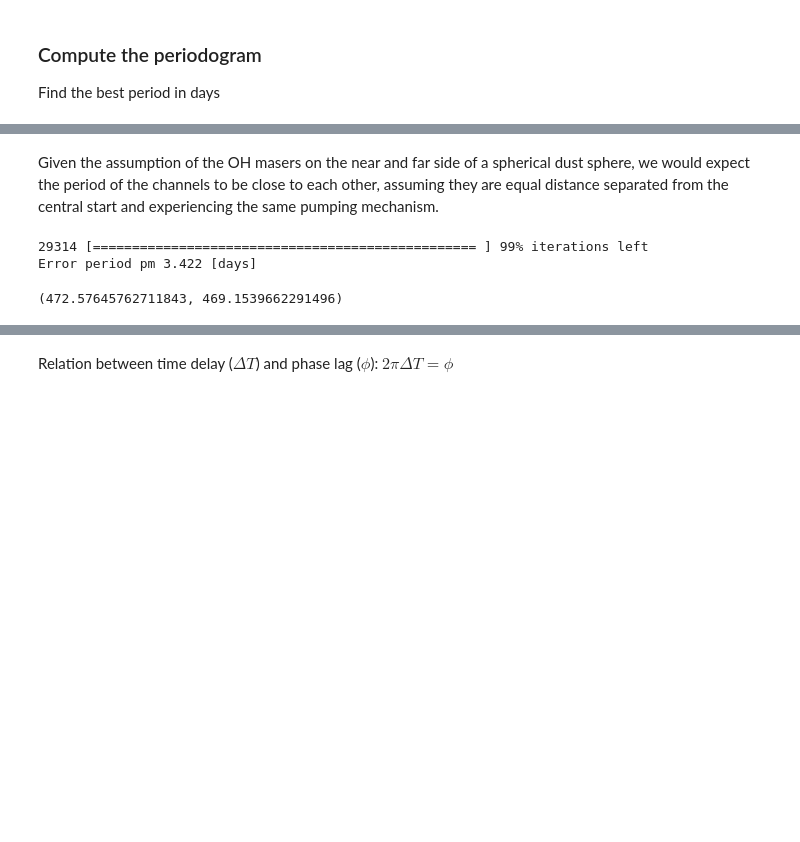
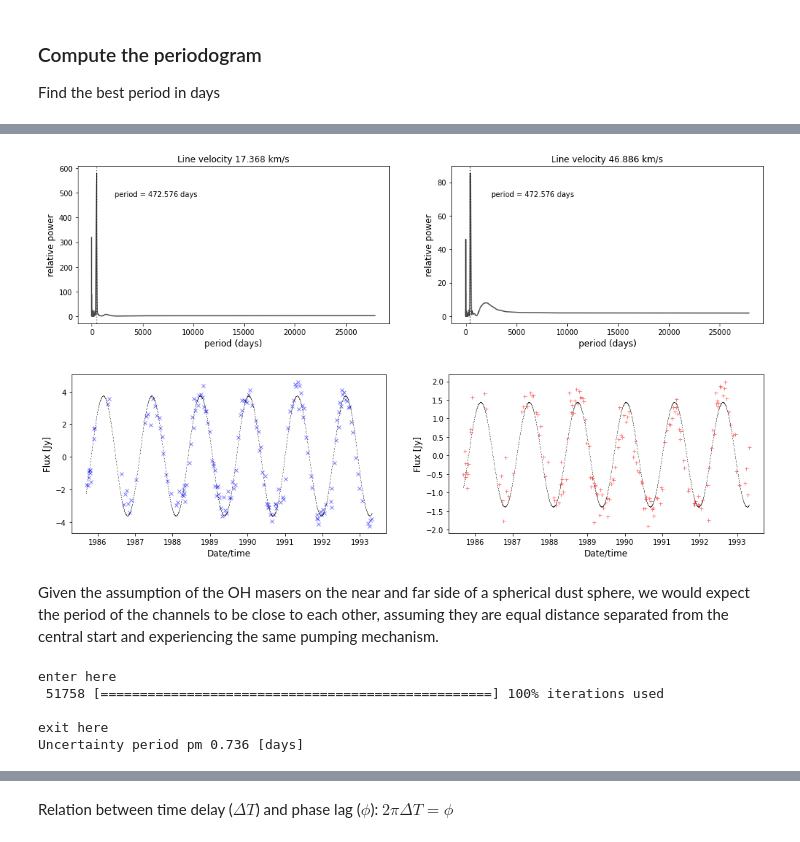
Before and after one commit to rubyvanrooyen/HartRAO_OH-IR_stars, a Jupyter notebook: HartRAO_OH_periodogram_calculation.ipynb, the cells around one changed output, grey strips where cells are left out. Saved outputs shown, nothing was run; the diff lists cells and outputs as text; code cells hidden in the pictures; blank space fills up the shorter version.

```diff
--- a/HartRAO_OH_periodogram_calculation.ipynb
+++ b/HartRAO_OH_periodogram_calculation.ipynb
@@ -165,3 +158,54 @@ Blue period = 472.58 [days]
 Red period  = 472.58 [days]
 Avg period  = 472.58 [days]
 0.0
+# %%
+fig, axs = plt.subplots(nrows=1, ncols=2,
+                        figsize=(17, 4),
+                        facecolor='white')
+period_range = 1./blue_frequency  # period is the inverse of frequency
+axs[0].plot(period_range, blue_power, 'k', alpha=0.7)
+axs[0].axvline(blue_period, color='k',linestyle=':', alpha=0.6)
+axs[0].set_title('Line velocity {} km/s'.format(blue_velocity))
+axs[0].set_xlabel('period (days)', fontsize=12)
+axs[0].set_ylabel('relative power', fontsize=12)
+axs[0].text(-0.05,0.83,
+            'period = {:.3f} days'.format(blue_period),
+            transform=ax.transAxes,
+            color='k')
+
+period_range = 1./red_frequency  # period is the inverse of frequency
+axs[1].plot(period_range, red_power, 'k', alpha=0.7)
+axs[1].axvline(red_period, color='k',linestyle=':', alpha=0.6)
+axs[1].set_title('Line velocity {} km/s'.format(red_velocity))
+axs[1].set_xlabel('period (days)', fontsize=12)
+axs[1].set_ylabel('relative power', fontsize=12)
+axs[1].text(0.5,0.83,
+            'period = {:.3f} days'.format(red_period),
+            transform=ax.transAxes,
+            color='k')
+
+fig, axs = plt.subplots(nrows=1, ncols=2,
+                        figsize=(17, 4),
+                        facecolor='white')
+axs[0].plot(jd_datetime, blue_timeseries,
+        color='b', marker='x', linestyle='none', linewidth=0.5, markersize=5,
+        alpha=0.5)
+axs[0].plot(blue_time.datetime, blue_model,
+        color='k', marker=',', linestyle=':', linewidth=0.1, markersize=5,
+        alpha=0.5)
+axs[0].set_xlabel('Date/time', fontsize=12)
+axs[0].set_ylabel('Flux [Jy]', fontsize=12)
+
+axs[1].plot(jd_datetime, red_timeseries,
+        color='r', marker='+', linestyle='none', linewidth=0.5, markersize=5,
+        alpha=0.5)
+axs[1].plot(red_time.datetime, red_model,
+        color='k', marker=',', linestyle=':', linewidth=0.1, markersize=5,
+        alpha=0.5)
+axs[1].set_xlabel('Date/time', fontsize=12)
+axs[1].set_ylabel('Flux [Jy]', fontsize=12)
+
+plt.show()
+# %% [output]
+[figure, added]
+[figure, added]
@@ -174,9 +232,9 @@ freq = 1./period  # Frequency in 1/d
 
 # fine tune period calculation
 timestamps = ts_jd.value
-light_curve = red_spectrum - red_spectrum.mean()
+light_curve = red_timeseries - red_timeseries.mean()
 
-red_model_opt = stats.LombScargle(timestamps, red_spectrum).model(t=timestamps, frequency=freq)
+red_model_opt = stats.LombScargle(timestamps, red_timeseries).model(t=timestamps, frequency=freq)
 smoothed_curve = red_model_opt - red_model_opt.mean()
 residual = light_curve - smoothed_curve
 rms = np.sqrt(np.mean(residual**2))
@@ -186,21 +244,21 @@ testp = np.arange(period-est, period+est, setp)
 phase_fit = np.linspace(0., 1., len(ts_jd.value))
 hndle = stats.LombScargle(timestamps, light_curve)
 rms = []
+print('enter here')
 for cnt, p in enumerate(testp):
-    progress(float(cnt), 50, (float(cnt)/float(len(testp))*100.))
+    progress(cnt+1, 50, (float(cnt+1)/float(len(testp)))*100)
     f = 1./p
     mag_fit =hndle.model(t=ts_jd.value, frequency=f)
     residual = light_curve - mag_fit
     rms.append(np.sqrt(np.mean(residual**2)))
 # dummy print for progress
-print
+print('exit here')
 
 err = np.abs(period-testp[np.argmin(rms)])
-print('Error period pm {:.3f} [days]'.format(err))
+print('Uncertainty period pm {:.3f} [days]'.format(err))
 # %% [output]
-29314 [================================================= ] 99% iterations left
-Error period pm 3.422 [days]
+enter here
+ 51758 [==================================================] 100% iterations used
+
+exit here
+Uncertainty period pm 0.736 [days]
-# %%
-print(period,testp[np.argmin(rms)])
-# %% [output]
-(472.57645762711843, 469.1539662291496)
```
Also changed, not shown: parts of 32 cells of this notebook.
